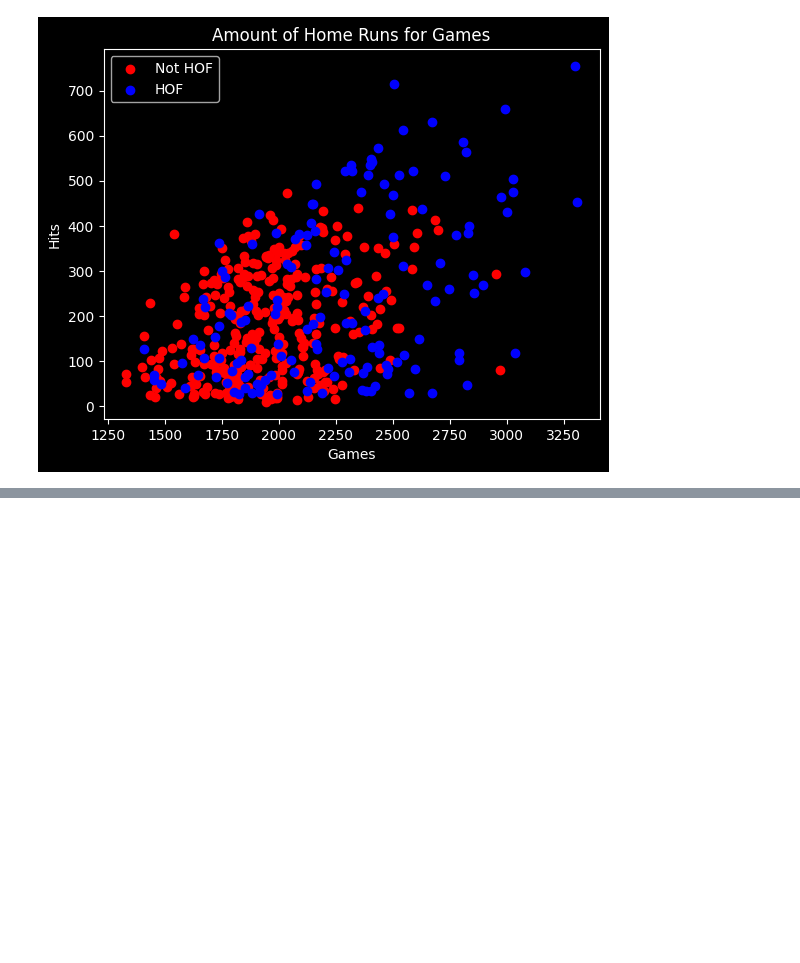
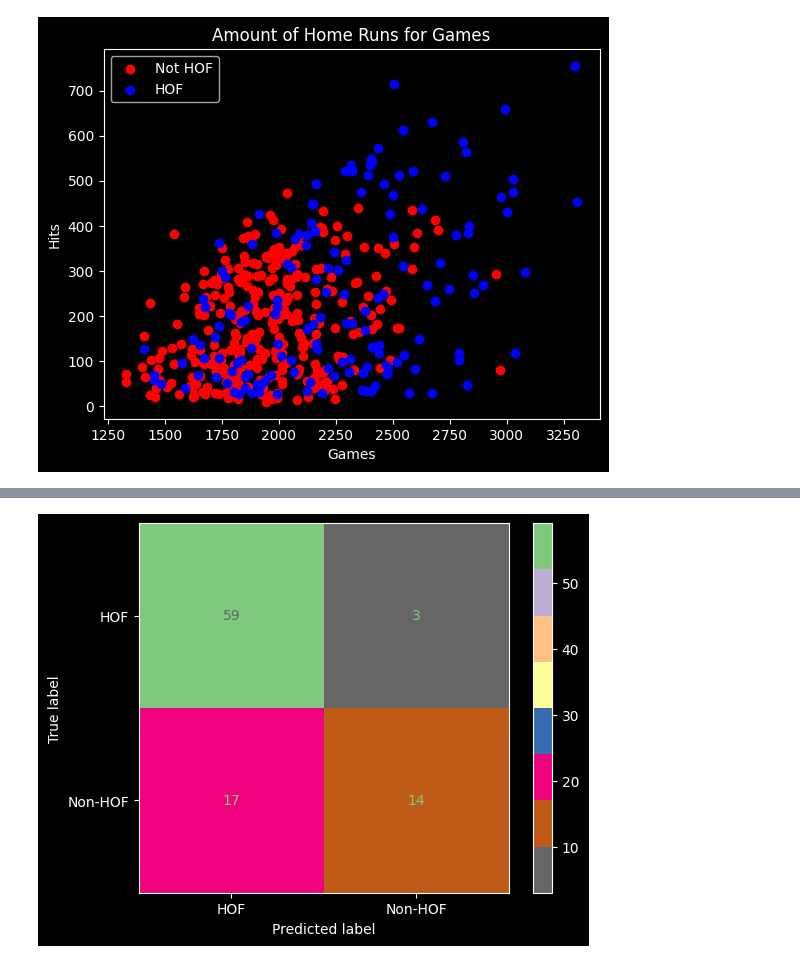
Before and after one commit to A-Peoples/DSRP_Project, a Jupyter notebook: Data_Science_Project_2025.ipynb, the cells around one changed output, grey strips where cells are left out. Cells and saved outputs as stored; diff of their text form; code cells hidden in the pictures; blank space fills up the shorter version.

```diff
--- a/Data_Science_Project_2025.ipynb
+++ b/Data_Science_Project_2025.ipynb
@@ -293,0 +294,8 @@ accuracy_score(y_test, y_pred)
+# %%
+cm = confusion_matrix(y_test, y_pred)
+
+dis = ConfusionMatrixDisplay(cm, display_labels=['HOF', 'Non-HOF'])
+dis.plot(cmap=plt.cm.Accent_r)
+plt.show()
+# %% [output]
+[figure, added]
```
Also changed, not shown: parts of 9 cells of this notebook.
